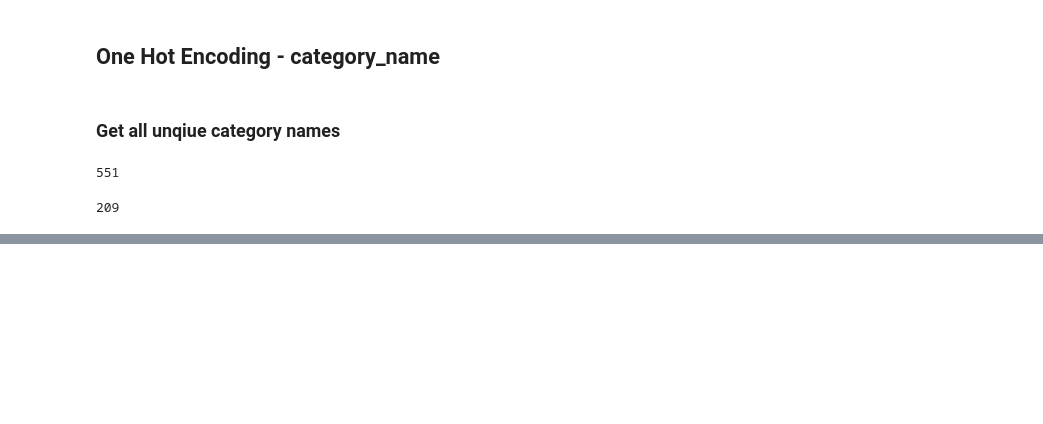
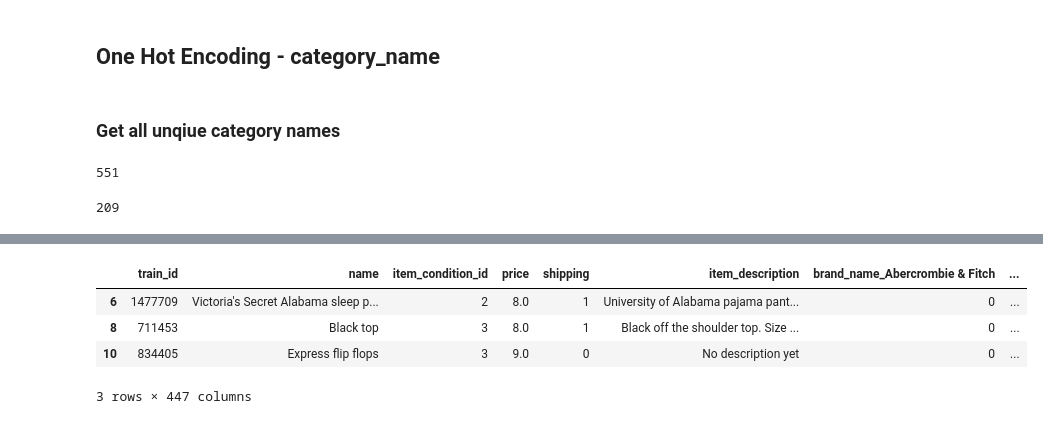
Before and after one commit to DSEI21000-S21/project-product-price-prediction, a Jupyter notebook: experiment/AttributeEncoding.ipynb, the cells around one changed output, grey strips where cells are left out. Drawn from its saved outputs; the diff is of its cells as text; code cells hidden in the pictures; blank space fills up the shorter version.

```diff
--- a/experiment/AttributeEncoding.ipynb
+++ b/experiment/AttributeEncoding.ipynb
@@ -133,0 +170,11 @@ len(category_names_unique)
+# %%
+merge_df = merge_df.join(category_encode_df)
+# %%
+merge_df.drop(['category_name'], axis=1, inplace=True)
+merge_df.head(3)
+# %% [output]
+|  | train_id | name | item_condition_id | price | shipping | item_description | brand_name_Abercrombie & Fitch | ... |
+| 6 | 1477709 | Victoria's Secret Alabama sleep p... | 2 | 8.0 | 1 | University of Alabama pajama pant... | 0 | ... |
+| 8 | 711453 | Black top | 3 | 8.0 | 1 | Black off the shoulder top. Size ... | 0 | ... |
+| 10 | 834405 | Express flip flops | 3 | 9.0 | 0 | No description yet | 0 | ... |
+3 rows × 447 columns
```
Also changed, not shown: parts of 6 cells of this notebook.
